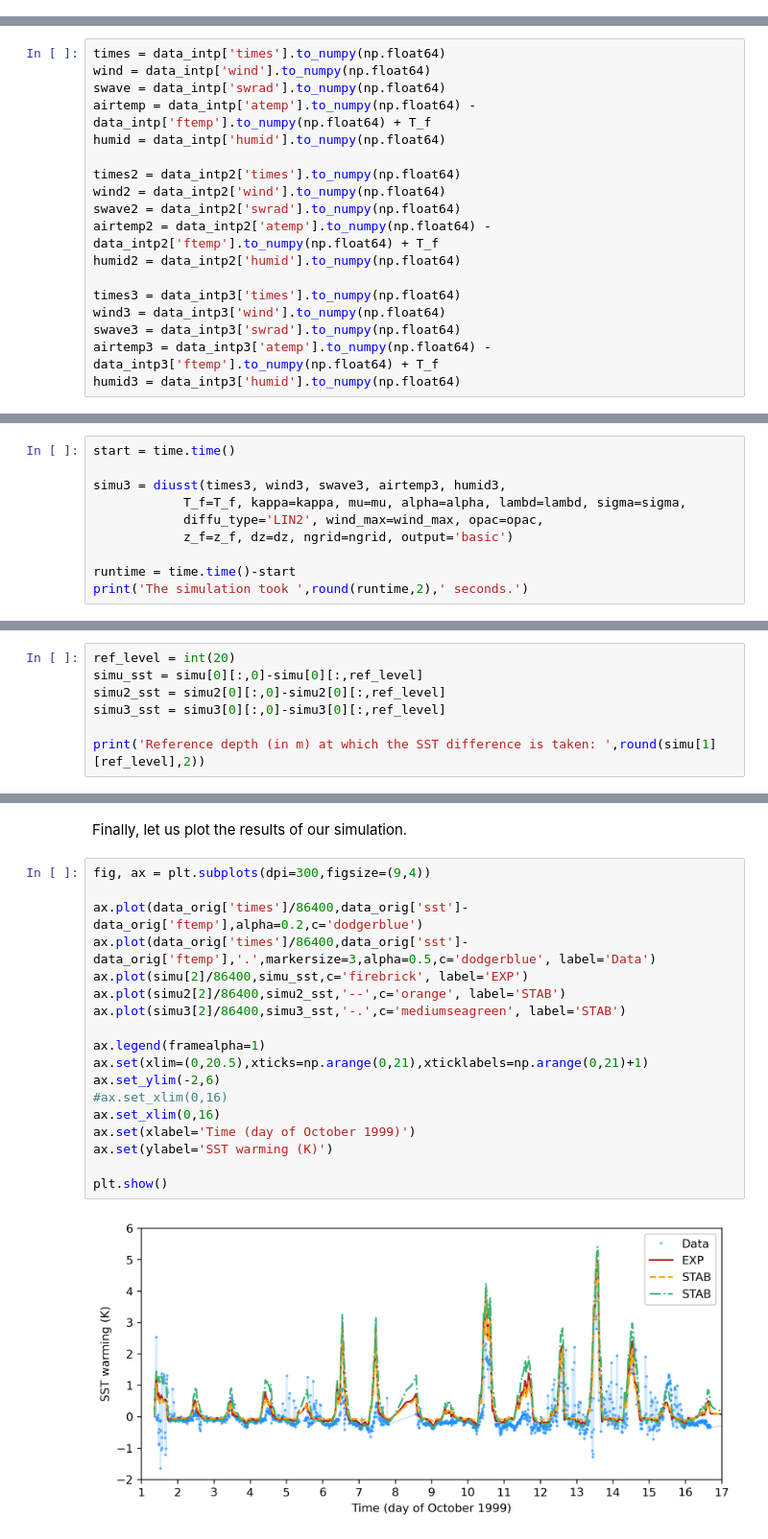
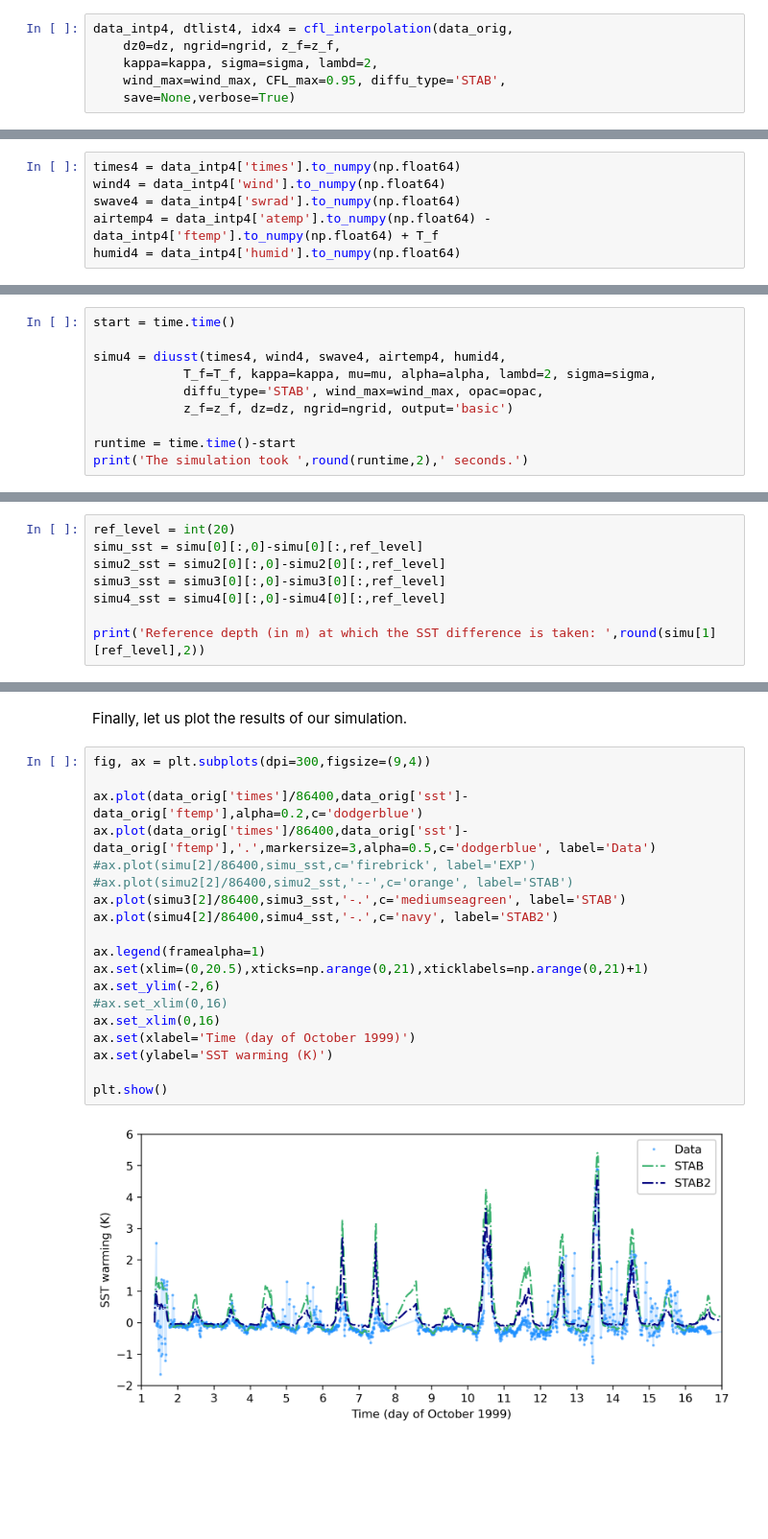
Before and after one commit to reykboerner/diusst, a Jupyter notebook: tutorials/diusst_comparison.ipynb, the cells around one changed output, grey strips where cells are left out. Shown at 96% size. Cells and saved outputs as stored; diff of their text form; blank space fills up the shorter version.

```diff
--- a/tutorials/diusst_comparison.ipynb
+++ b/tutorials/diusst_comparison.ipynb
@@ -109,0 +92,6 @@ Computation time will be reduced by 70.025 %
+# %%
+data_intp4, dtlist4, idx4 = cfl_interpolation(data_orig,
+    dz0=dz, ngrid=ngrid, z_f=z_f,
+    kappa=kappa, sigma=sigma, lambd=2,
+    wind_max=wind_max, CFL_max=0.95, diffu_type='STAB',
+    save=None,verbose=True)
@@ -112,21 +136,9 @@ After interpolating the data, we store the individual data variables as separate
 # %%
-times = data_intp['times'].to_numpy(np.float64)
-wind = data_intp['wind'].to_numpy(np.float64)
-swave = data_intp['swrad'].to_numpy(np.float64)
-airtemp = data_intp['atemp'].to_numpy(np.float64) - data_intp['ftemp'].to_numpy(np.float64) + T_f
-humid = data_intp['humid'].to_numpy(np.float64)
-
-times2 = data_intp2['times'].to_numpy(np.float64)
-wind2 = data_intp2['wind'].to_numpy(np.float64)
-swave2 = data_intp2['swrad'].to_numpy(np.float64)
-airtemp2 = data_intp2['atemp'].to_numpy(np.float64) - data_intp2['ftemp'].to_numpy(np.float64) + T_f
-humid2 = data_intp2['humid'].to_numpy(np.float64)
-
-times3 = data_intp3['times'].to_numpy(np.float64)
-wind3 = data_intp3['wind'].to_numpy(np.float64)
-swave3 = data_intp3['swrad'].to_numpy(np.float64)
-airtemp3 = data_intp3['atemp'].to_numpy(np.float64) - data_intp3['ftemp'].to_numpy(np.float64) + T_f
-humid3 = data_intp3['humid'].to_numpy(np.float64)
+times4 = data_intp4['times'].to_numpy(np.float64)
+wind4 = data_intp4['wind'].to_numpy(np.float64)
+swave4 = data_intp4['swrad'].to_numpy(np.float64)
+airtemp4 = data_intp4['atemp'].to_numpy(np.float64) - data_intp4['ftemp'].to_numpy(np.float64) + T_f
+humid4 = data_intp4['humid'].to_numpy(np.float64)
 # %% [markdown]
 ## Run the model
 # %% [markdown]
@@ -158,9 +180,9 @@ The simulation took  39.79  seconds.
 # %%
 start = time.time()
 
-simu3 = diusst(times3, wind3, swave3, airtemp3, humid3,
-            T_f=T_f, kappa=kappa, mu=mu, alpha=alpha, lambd=lambd, sigma=sigma,
-            diffu_type='LIN2', wind_max=wind_max, opac=opac,
+simu4 = diusst(times4, wind4, swave4, airtemp4, humid4,
+            T_f=T_f, kappa=kappa, mu=mu, alpha=alpha, lambd=2, sigma=sigma,
+            diffu_type='STAB', wind_max=wind_max, opac=opac,
             z_f=z_f, dz=dz, ngrid=ngrid, output='basic')
 
 runtime = time.time()-start
@@ -174,6 +196,7 @@ ref_level = int(20)
 simu_sst = simu[0][:,0]-simu[0][:,ref_level]
 simu2_sst = simu2[0][:,0]-simu2[0][:,ref_level]
 simu3_sst = simu3[0][:,0]-simu3[0][:,ref_level]
+simu4_sst = simu4[0][:,0]-simu4[0][:,ref_level]
 
 print('Reference depth (in m) at which the SST difference is taken: ',round(simu[1][ref_level],2))
 # %% [output]
@@ -185,20 +208,21 @@ Finally, let us plot the results of our simulation.
 # %%
 fig, ax = plt.subplots(dpi=300,figsize=(9,4))
 
 ax.plot(data_orig['times']/86400,data_orig['sst']-data_orig['ftemp'],alpha=0.2,c='dodgerblue')
 ax.plot(data_orig['times']/86400,data_orig['sst']-data_orig['ftemp'],'.',markersize=3,alpha=0.5,c='dodgerblue', label='Data')
-ax.plot(simu[2]/86400,simu_sst,c='firebrick', label='EXP')
-ax.plot(simu2[2]/86400,simu2_sst,'--',c='orange', label='STAB')
+#ax.plot(simu[2]/86400,simu_sst,c='firebrick', label='EXP')
+#ax.plot(simu2[2]/86400,simu2_sst,'--',c='orange', label='STAB')
 ax.plot(simu3[2]/86400,simu3_sst,'-.',c='mediumseagreen', label='STAB')
+ax.plot(simu4[2]/86400,simu4_sst,'-.',c='navy', label='STAB2')
 
 ax.legend(framealpha=1)
 ax.set(xlim=(0,20.5),xticks=np.arange(0,21),xticklabels=np.arange(0,21)+1)
 ax.set_ylim(-2,6)
 #ax.set_xlim(0,16)
 ax.set_xlim(0,16)
 ax.set(xlabel='Time (day of October 1999)')
 ax.set(ylabel='SST warming (K)')
 
 plt.show()
 # %% [output]
-[figure, old version]
+[figure, new version]
```
Also changed, not shown: parts of 10 cells of this notebook, 4 other files.
